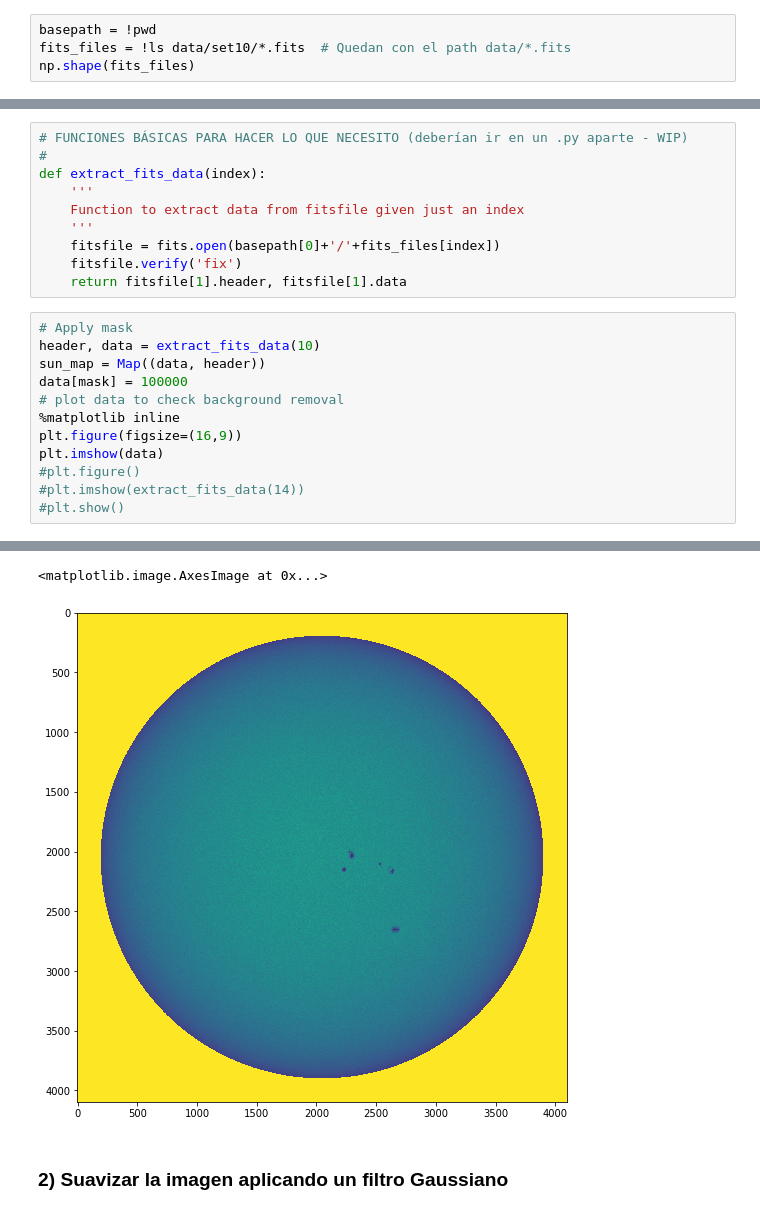
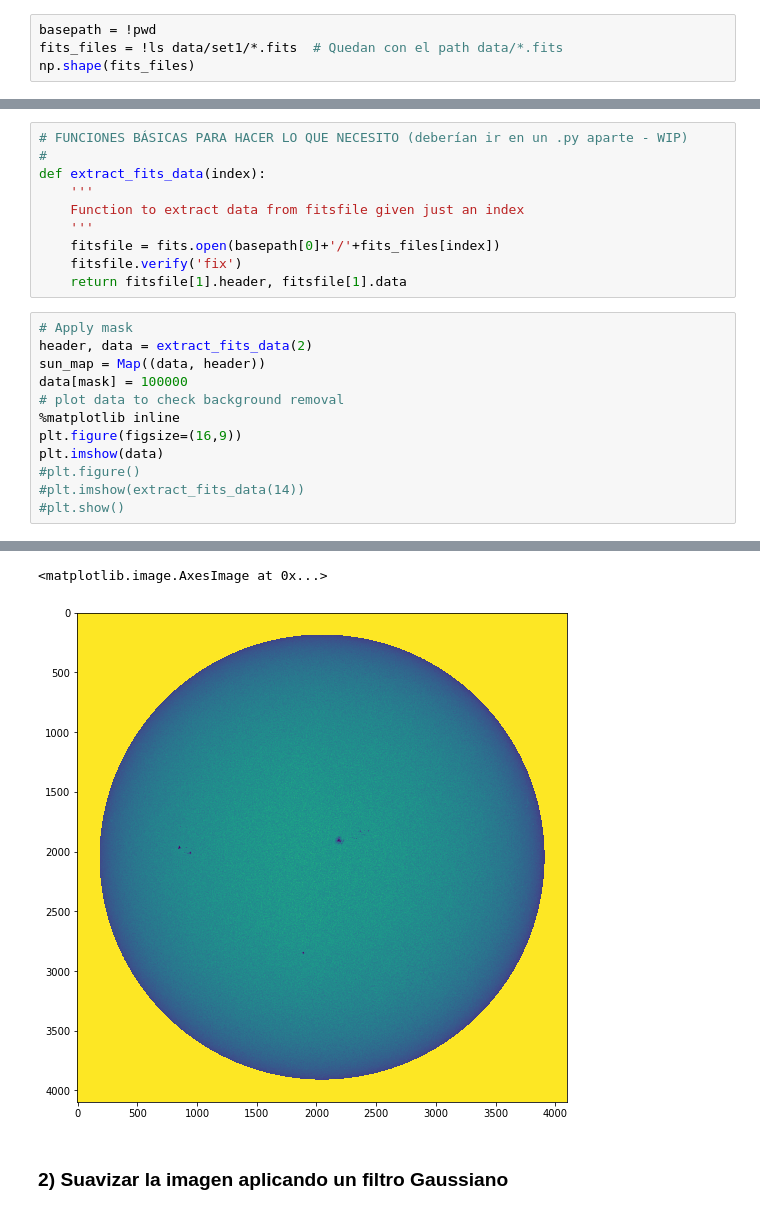
Before and after one commit to ijpulidos/solar-physics-ex, a Jupyter notebook: rotation/Processing.ipynb, the cells around one changed output, grey strips where cells are left out. Cells and saved outputs as stored; diff of their text form.

```diff
--- a/rotation/Processing.ipynb
+++ b/rotation/Processing.ipynb
@@ -57,6 +55,6 @@ The structure of the data sets downloaded with that notebook is as follows (rela
     12 directories, 1290 files (in my case)
 # %%
 basepath = !pwd
-fits_files = !ls data/set10/*.fits  # Quedan con el path data/*.fits
+fits_files = !ls data/set1/*.fits  # Quedan con el path data/*.fits
 np.shape(fits_files)
 # %% [output]
@@ -229,7 +229,7 @@ def extract_fits_data(index):
     return fitsfile[1].header, fitsfile[1].data
 # %%
 # Apply mask
-header, data = extract_fits_data(10)
+header, data = extract_fits_data(2)
 sun_map = Map((data, header))
 data[mask] = 100000
 # plot data to check background removal
@@ -247,15 +247,15 @@ WARNING: VerifyWarning:         Card 'SOURCE' is not FITS standard (invalid valu
 WARNING: VerifyWarning:     Card 73: [astropy.io.fits.verify]
 WARNING: VerifyWarning:         Card 'CRDER1' is not FITS standard (invalid value string: 'nan').  Fixed 'CRDER1' card to meet the FITS standard. [astropy.io.fits.verify]
 WARNING: VerifyWarning:     Card 74: [astropy.io.fits.verify]
 WARNING: VerifyWarning:         Card 'CRDER2' is not FITS standard (invalid value string: 'nan').  Fixed 'CRDER2' card to meet the FITS standard. [astropy.io.fits.verify]
 WARNING: VerifyWarning:     Card 75: [astropy.io.fits.verify]
 WARNING: VerifyWarning:         Card 'CSYSER1' is not FITS standard (invalid value string: 'nan').  Fixed 'CSYSER1' card to meet the FITS standard. [astropy.io.fits.verify]
 WARNING: VerifyWarning:     Card 76: [astropy.io.fits.verify]
 WARNING: VerifyWarning:         Card 'CSYSER2' is not FITS standard (invalid value string: 'nan').  Fixed 'CSYSER2' card to meet the FITS standard. [astropy.io.fits.verify]
 WARNING: VerifyWarning: Note: astropy.io.fits uses zero-based indexing.
  [astropy.io.fits.verify]
 <matplotlib.image.AxesImage at 0x...>
-[figure, old version]
+[figure, new version]
 # %% [markdown]
 ### 2) Suavizar la imagen aplicando un filtro Gaussiano
 # %%
```
Also changed, not shown: parts of 13 cells of this notebook.
